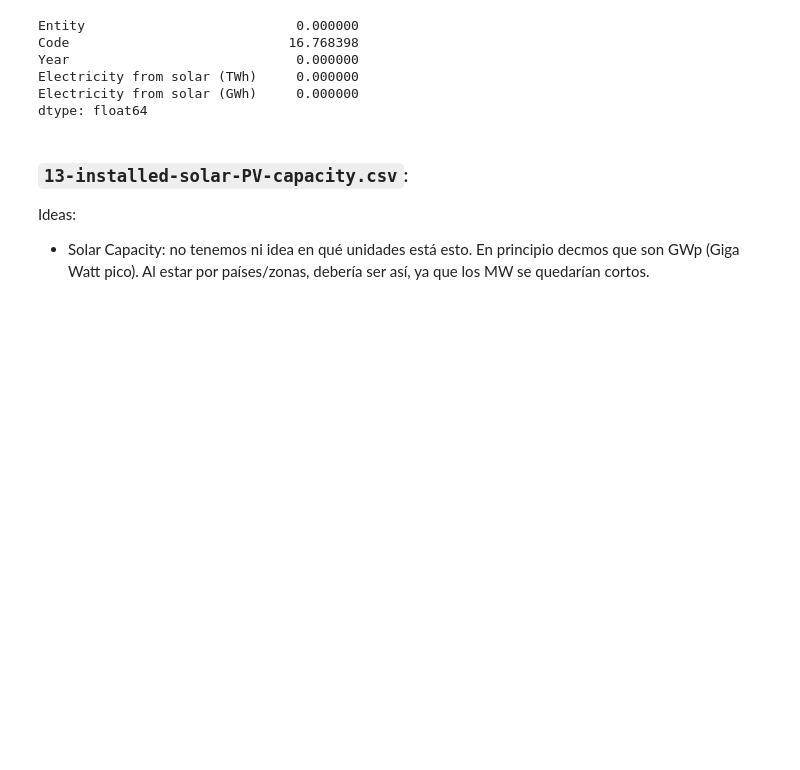
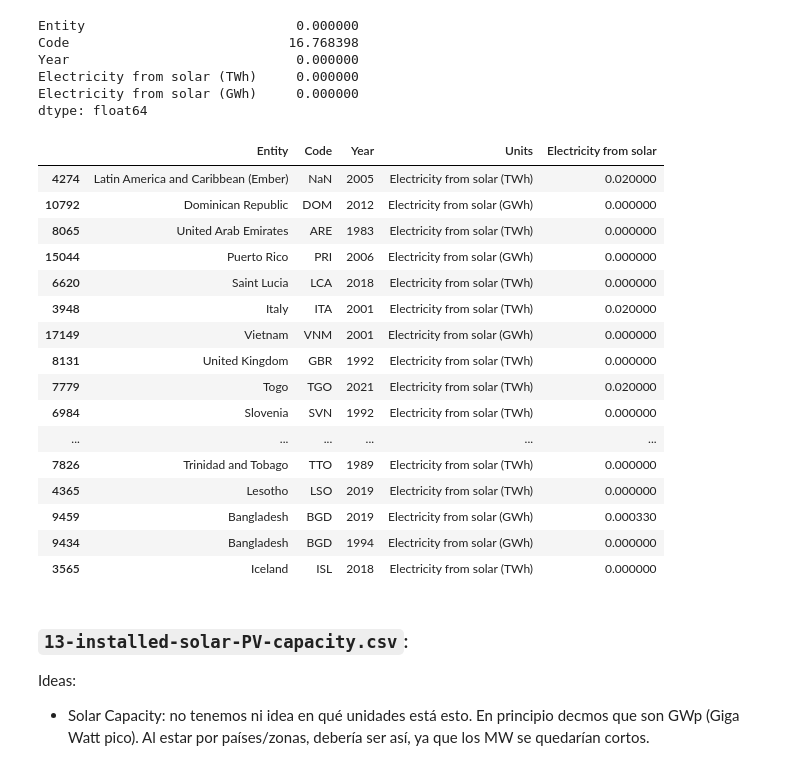
Before and after one commit to sansisimon/renewable-energy-project, a Jupyter notebook: EDA_01.ipynb, the cells around one changed output. Saved outputs shown, nothing was run; the diff lists cells and outputs as text; code cells hidden in the pictures; blank space fills up the shorter version.

```diff
--- a/EDA_01.ipynb
+++ b/EDA_01.ipynb
@@ -382,3 +371,25 @@ Electricity from solar (GWh)     0.000000
 dtype: float64
 # %%
 df_solar_consump.to_csv('data/usable/territorial_solar_consumption.csv')
+# %%
+df_solar_consump_pivot = sp.pivot_df(df_solar_consump, ['Entity', 'Code', 'Year'], 'Units', 'Electricity from solar')
+
+df_solar_consump_pivot.sample(20)
+# %% [output]
+|  | Entity | Code | Year | Units | Electricity from solar |
+| 4274 | Latin America and Caribbean (Ember) | NaN | 2005 | Electricity from solar (TWh) | 0.020000 |
+| 10792 | Dominican Republic | DOM | 2012 | Electricity from solar (GWh) | 0.000000 |
+| 8065 | United Arab Emirates | ARE | 1983 | Electricity from solar (TWh) | 0.000000 |
+| 15044 | Puerto Rico | PRI | 2006 | Electricity from solar (GWh) | 0.000000 |
+| 6620 | Saint Lucia | LCA | 2018 | Electricity from solar (TWh) | 0.000000 |
+| 3948 | Italy | ITA | 2001 | Electricity from solar (TWh) | 0.020000 |
+| 17149 | Vietnam | VNM | 2001 | Electricity from solar (GWh) | 0.000000 |
+| 8131 | United Kingdom | GBR | 1992 | Electricity from solar (TWh) | 0.000000 |
+| 7779 | Togo | TGO | 2021 | Electricity from solar (TWh) | 0.020000 |
+| 6984 | Slovenia | SVN | 1992 | Electricity from solar (TWh) | 0.000000 |
+| ... | ... | ... | ... | ... | ... |
+| 7826 | Trinidad and Tobago | TTO | 1989 | Electricity from solar (TWh) | 0.000000 |
+| 4365 | Lesotho | LSO | 2019 | Electricity from solar (TWh) | 0.000000 |
+| 9459 | Bangladesh | BGD | 2019 | Electricity from solar (GWh) | 0.000330 |
+| 9434 | Bangladesh | BGD | 1994 | Electricity from solar (GWh) | 0.000000 |
+| 3565 | Iceland | ISL | 2018 | Electricity from solar (TWh) | 0.000000 |
```
Also changed, not shown: parts of 19 cells of this notebook, 5 other files.
